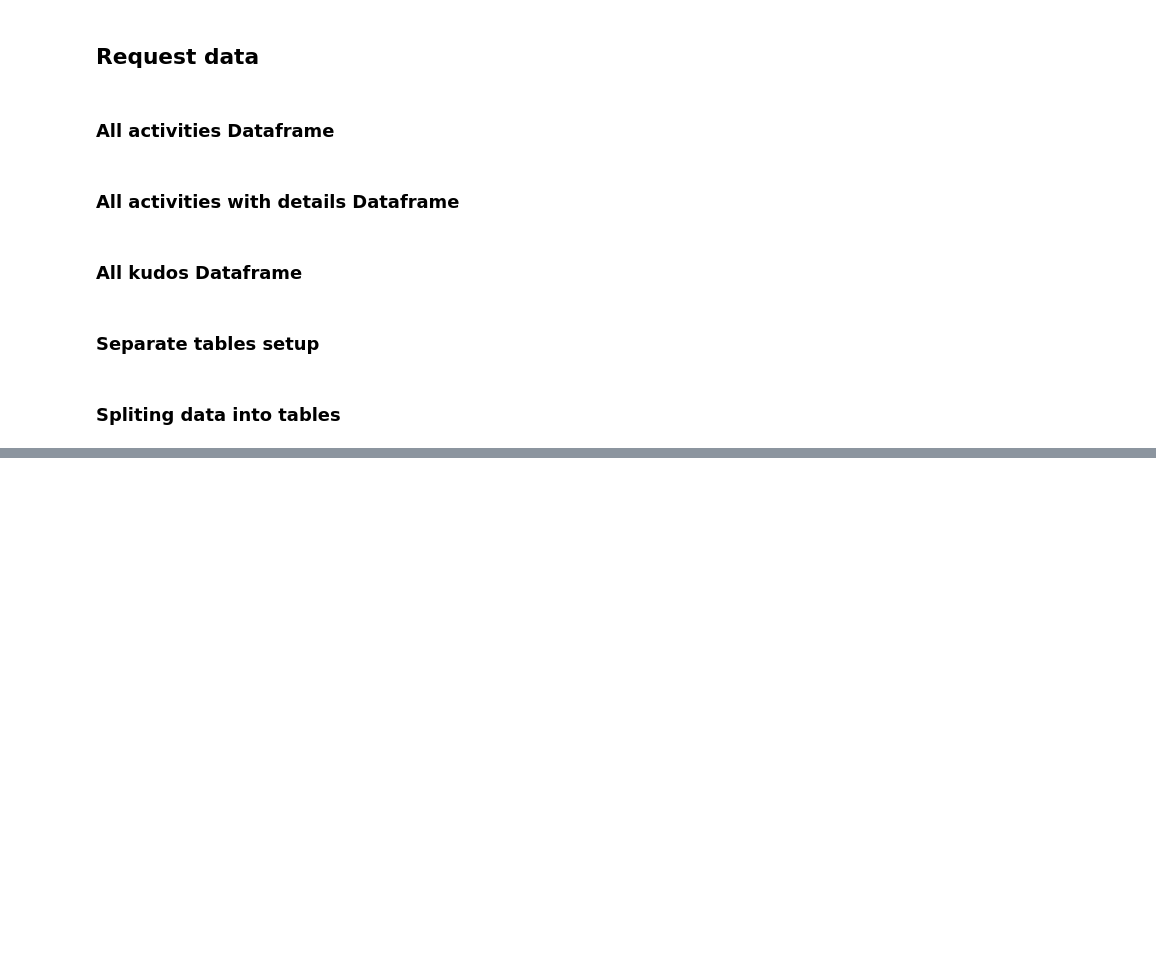
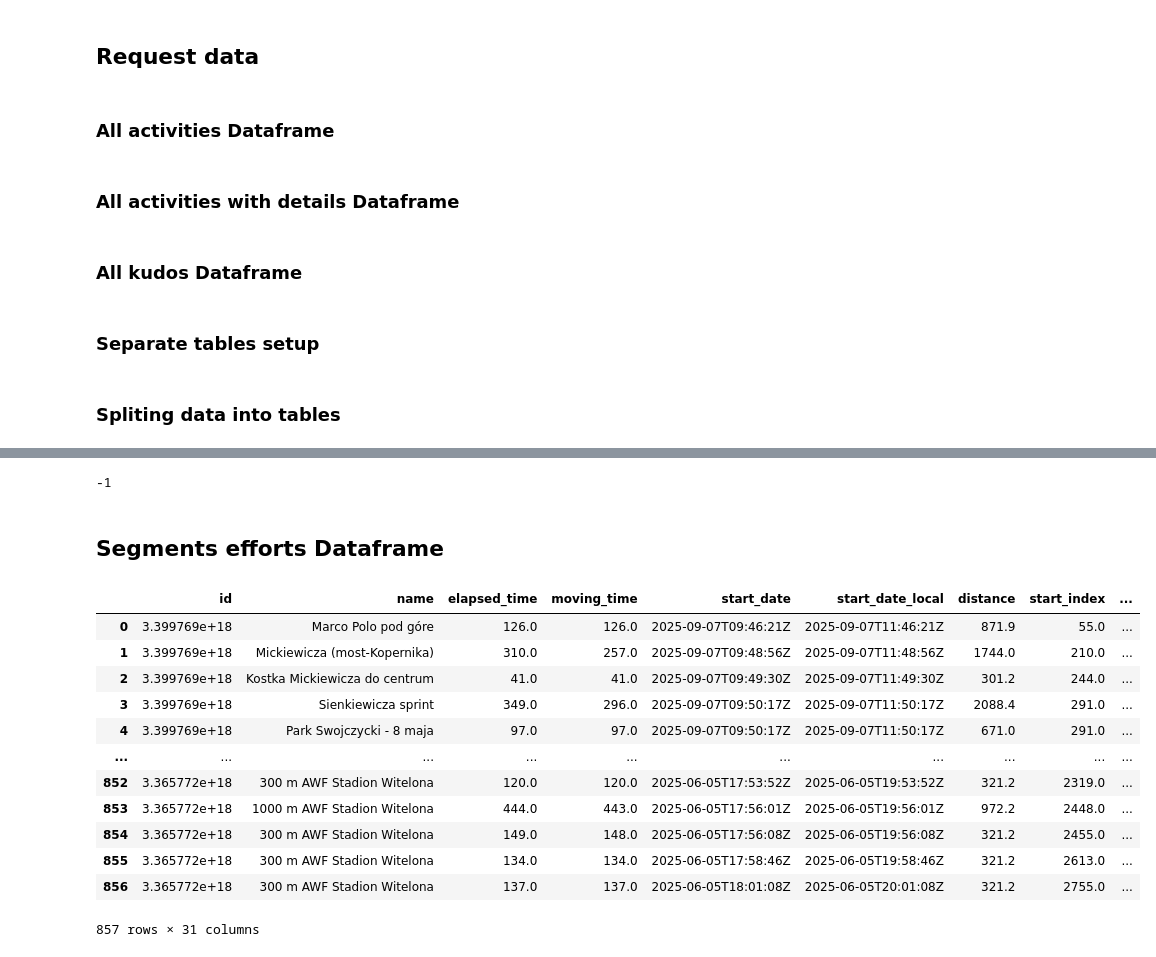
Before and after one commit to lowickib/Strava-Analytics, a Jupyter notebook: 2_Silver_Layer.ipynb, the cells around one changed output, grey strips where cells are left out. Drawn from its saved outputs; the diff is of its cells as text; code cells hidden in the pictures; blank space fills up the shorter version.

```diff
--- a/2_Silver_Layer.ipynb
+++ b/2_Silver_Layer.ipynb
@@ -268,13 +270,13 @@ gear_df = gear_df.drop_duplicates()
 seg_eff_cols = dataframe_columns['segment_efforts']
 segments_eff_exploded_df = activities_details_df.copy().explode('segment_efforts').reset_index(drop=True)
 segments_eff_df = pd.json_normalize(segments_eff_exploded_df['segment_efforts'], sep='_')
-segments_eff_df = segments_eff_df[[c for c in seg_eff_cols if c in segments_eff_df.columns]]
+segments_eff_df = segments_eff_df[[c for c in seg_eff_cols if c in segments_eff_df.columns]].dropna(how="all")
 
 # Segments
 seg_cols = dataframe_columns['segments']
 segments_exploded_df = activities_details_df.copy().explode('segment_efforts').reset_index(drop=True)
 segments_df = pd.json_normalize(segments_exploded_df['segment_efforts'], sep='_')
-segments_df = segments_df[[c for c in seg_cols if c in segments_df.columns]]
+segments_df = segments_df[[c for c in seg_cols if c in segments_df.columns]].dropna(how="all")
 
 # Laps
 lap_cols = dataframe_columns['laps']
@@ -530,0 +649,73 @@ activities_df
+# %%
+gear_df_dtype_map = {
+    "id": String,
+    "primary": Boolean,
+    "name": String,
+    "nickname": String,
+    "retired": Boolean,
+    "distance_m": Float,
+    "distance_km": Float,
+}
+
+with engine.begin() as conn:
+    conn.exec_driver_sql("CREATE SCHEMA IF NOT EXISTS silver;")
+
+gear_df.to_sql(
+    name="gear",
+    schema="silver",
+    con=engine,
+    if_exists="replace",
+    index=False,
+    dtype=gear_df_dtype_map,
+    method="multi",
+    chunksize=1000
+)
+# %% [output]
+-1
+# %% [markdown]
+## Segments efforts Dataframe
+# %%
+segments_types_df = segments_df[['segment_id', 'segment_activity_type']].copy()
+segments_types_df.drop_duplicates(inplace=True)
+segments_eff_df = pd.merge(segments_eff_df, segments_types_df, on='segment_id', how='left')
+# %%
+segments_eff_df_exploded = segments_eff_df.explode("achievements", ignore_index=True)
+segments_eff_df_norm = pd.json_normalize(segments_eff_df_exploded["achievements"])
+segments_eff_df = pd.concat([segments_eff_df_exploded.drop(columns="achievements"), segments_eff_df_norm], axis=1)
+# %%
+mov_vals = [(timedelta(seconds=int(s)) if pd.notnull(s) else None) for s in segments_eff_df["moving_time"]]
+ela_vals = [(timedelta(seconds=int(s)) if pd.notnull(s) else None) for s in segments_eff_df["elapsed_time"]]
+
+segments_eff_df.loc[:, "moving_time_td"]  = pd.Series(mov_vals, dtype="object")
+segments_eff_df.loc[:, "elapsed_time_td"] = pd.Series(ela_vals, dtype="object")
+
+segments_eff_df["start_date_dt"] = pd.to_datetime(segments_eff_df["start_date"], utc=True)
+segments_eff_df["start_date_local_dt"] = pd.to_datetime(segments_eff_df["start_date_local"], utc=False)
+segments_eff_df['utc_offset'] = (segments_eff_df["start_date_local_dt"] - segments_eff_df["start_date_dt"]).dt.total_seconds() / 60
+segments_eff_df["tz"] = segments_eff_df["utc_offset"].apply(
+    lambda m: timezone(timedelta(minutes=int(m))) if pd.notna(m) else None
+)
+segments_eff_df["start_date_local_dt"] = segments_eff_df.apply(
+    lambda row: row["start_date_dt"].tz_convert(row["tz"]),
+    axis=1
+)
+
+segments_eff_df['average_cadence'] = segments_eff_df.apply(
+  lambda row: row['average_cadence'] * 2 if row['segment_activity_type'] == 'Run' else row['average_cadence'], axis=1
+)
+# %%
+segments_eff_df
+# %% [output]
+|  | id | name | elapsed_time | moving_time | start_date | start_date_local | distance | start_index | ... |
+| 0 | 3.399769e+18 | Marco Polo pod góre | 126.0 | 126.0 | 2025-09-07T09:46:21Z | 2025-09-07T11:46:21Z | 871.9 | 55.0 | ... |
+| 1 | 3.399769e+18 | Mickiewicza (most-Kopernika) | 310.0 | 257.0 | 2025-09-07T09:48:56Z | 2025-09-07T11:48:56Z | 1744.0 | 210.0 | ... |
+| 2 | 3.399769e+18 | Kostka Mickiewicza do centrum | 41.0 | 41.0 | 2025-09-07T09:49:30Z | 2025-09-07T11:49:30Z | 301.2 | 244.0 | ... |
+| 3 | 3.399769e+18 | Sienkiewicza sprint | 349.0 | 296.0 | 2025-09-07T09:50:17Z | 2025-09-07T11:50:17Z | 2088.4 | 291.0 | ... |
+| 4 | 3.399769e+18 | Park Swojczycki - 8 maja | 97.0 | 97.0 | 2025-09-07T09:50:17Z | 2025-09-07T11:50:17Z | 671.0 | 291.0 | ... |
+| ... | ... | ... | ... | ... | ... | ... | ... | ... | ... |
+| 852 | 3.365772e+18 | 300 m AWF Stadion Witelona | 120.0 | 120.0 | 2025-06-05T17:53:52Z | 2025-06-05T19:53:52Z | 321.2 | 2319.0 | ... |
+| 853 | 3.365772e+18 | 1000 m AWF Stadion Witelona | 444.0 | 443.0 | 2025-06-05T17:56:01Z | 2025-06-05T19:56:01Z | 972.2 | 2448.0 | ... |
+| 854 | 3.365772e+18 | 300 m AWF Stadion Witelona | 149.0 | 148.0 | 2025-06-05T17:56:08Z | 2025-06-05T19:56:08Z | 321.2 | 2455.0 | ... |
+| 855 | 3.365772e+18 | 300 m AWF Stadion Witelona | 134.0 | 134.0 | 2025-06-05T17:58:46Z | 2025-06-05T19:58:46Z | 321.2 | 2613.0 | ... |
+| 856 | 3.365772e+18 | 300 m AWF Stadion Witelona | 137.0 | 137.0 | 2025-06-05T18:01:08Z | 2025-06-05T20:01:08Z | 321.2 | 2755.0 | ... |
+857 rows × 31 columns
```
Also changed, not shown: parts of 32 cells of this notebook.
